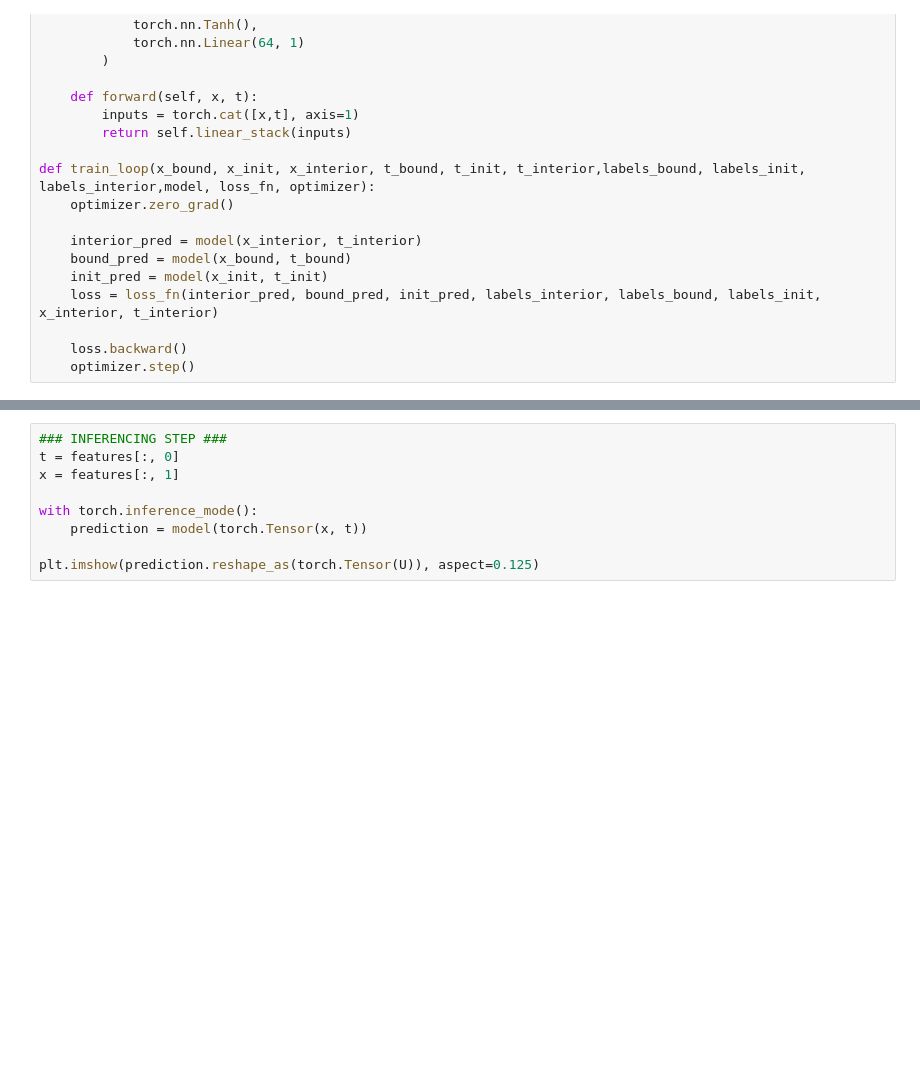
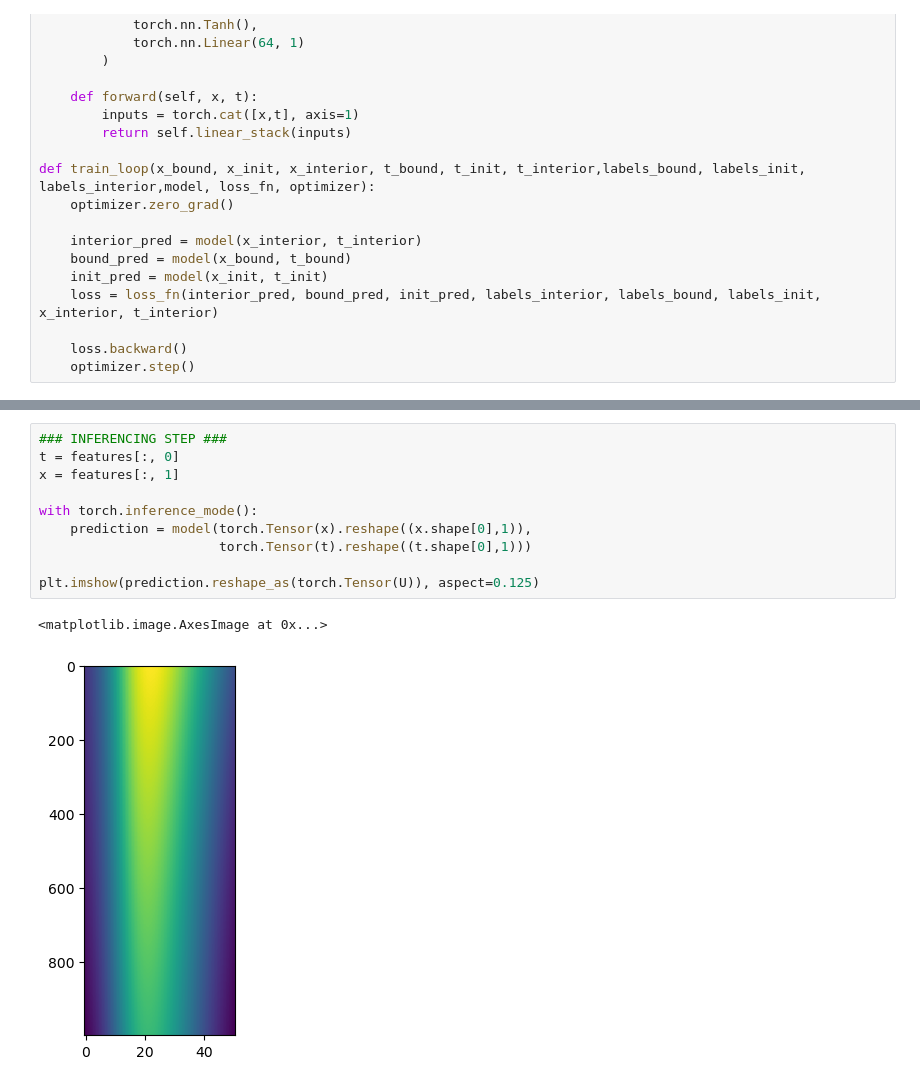
Before and after one commit to harrymchugh/pinns, a Jupyter notebook: src/1d-heat-animation-PINN.ipynb, the cells around one changed output, grey strips where cells are left out. Drawn from its saved outputs; the diff is of its cells as text; blank space fills up the shorter version.

```diff
--- a/src/1d-heat-animation-PINN.ipynb
+++ b/src/1d-heat-animation-PINN.ipynb
@@ -413,12 +413,16 @@ Training complete!
 # %%
 ### INFERENCING STEP ###
 t = features[:, 0]
 x = features[:, 1]
 
 with torch.inference_mode():
-    prediction = model(torch.Tensor(x, t))
+    prediction = model(torch.Tensor(x).reshape((x.shape[0],1)),
+                       torch.Tensor(t).reshape((t.shape[0],1)))
 
 plt.imshow(prediction.reshape_as(torch.Tensor(U)), aspect=0.125)
+# %% [output]
+<matplotlib.image.AxesImage at 0x...>
+[figure, added]
 # %%
 def result_plot(simulation, prediction):
     f, (ax1, ax2, ax3) = plt.subplots(1, 3, sharey=True)
```
Also changed, not shown: parts of 3 cells of this notebook, 1 other file.
